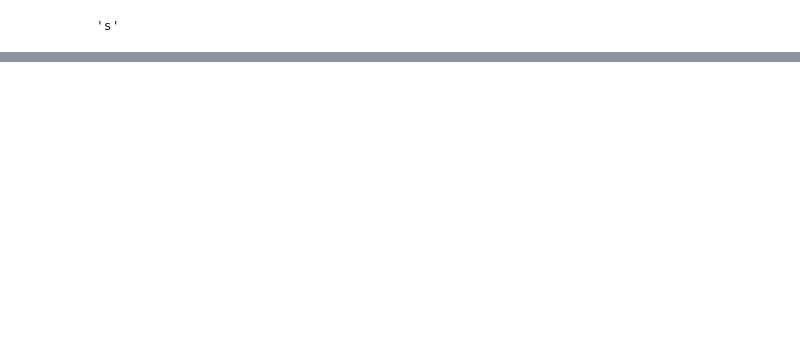
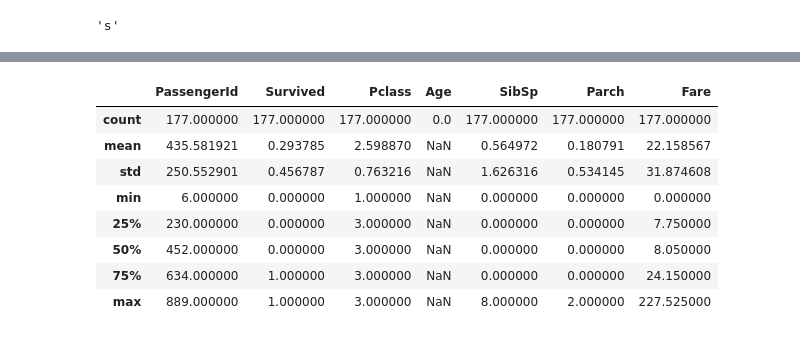
Before and after one commit to jeniferGoncalvesDaSilvaDev/data-analytics-python, a Jupyter notebook: limpeza_de_dados.ipynb, the cells around one changed output, grey strips where cells are left out. Drawn from its saved outputs; the diff is of its cells as text; code cells hidden in the pictures; blank space fills up the shorter version.

```diff
--- a/limpeza_de_dados.ipynb
+++ b/limpeza_de_dados.ipynb
@@ -126,0 +150,12 @@ display(embarcado)
+# %%
+idade.describe()
+# %% [output]
+|  | PassengerId | Survived | Pclass | Age | SibSp | Parch | Fare |
+| count | 177.000000 | 177.000000 | 177.000000 | 0.0 | 177.000000 | 177.000000 | 177.000000 |
+| mean | 435.581921 | 0.293785 | 2.598870 | NaN | 0.564972 | 0.180791 | 22.158567 |
+| std | 250.552901 | 0.456787 | 0.763216 | NaN | 1.626316 | 0.534145 | 31.874608 |
+| min | 6.000000 | 0.000000 | 1.000000 | NaN | 0.000000 | 0.000000 | 0.000000 |
+| 25% | 230.000000 | 0.000000 | 3.000000 | NaN | 0.000000 | 0.000000 | 7.750000 |
+| 50% | 452.000000 | 0.000000 | 3.000000 | NaN | 0.000000 | 0.000000 | 8.050000 |
+| 75% | 634.000000 | 1.000000 | 3.000000 | NaN | 0.000000 | 0.000000 | 24.150000 |
+| max | 889.000000 | 1.000000 | 3.000000 | NaN | 8.000000 | 2.000000 | 227.525000 |
```
Also changed, not shown: parts of 6 cells of this notebook.
